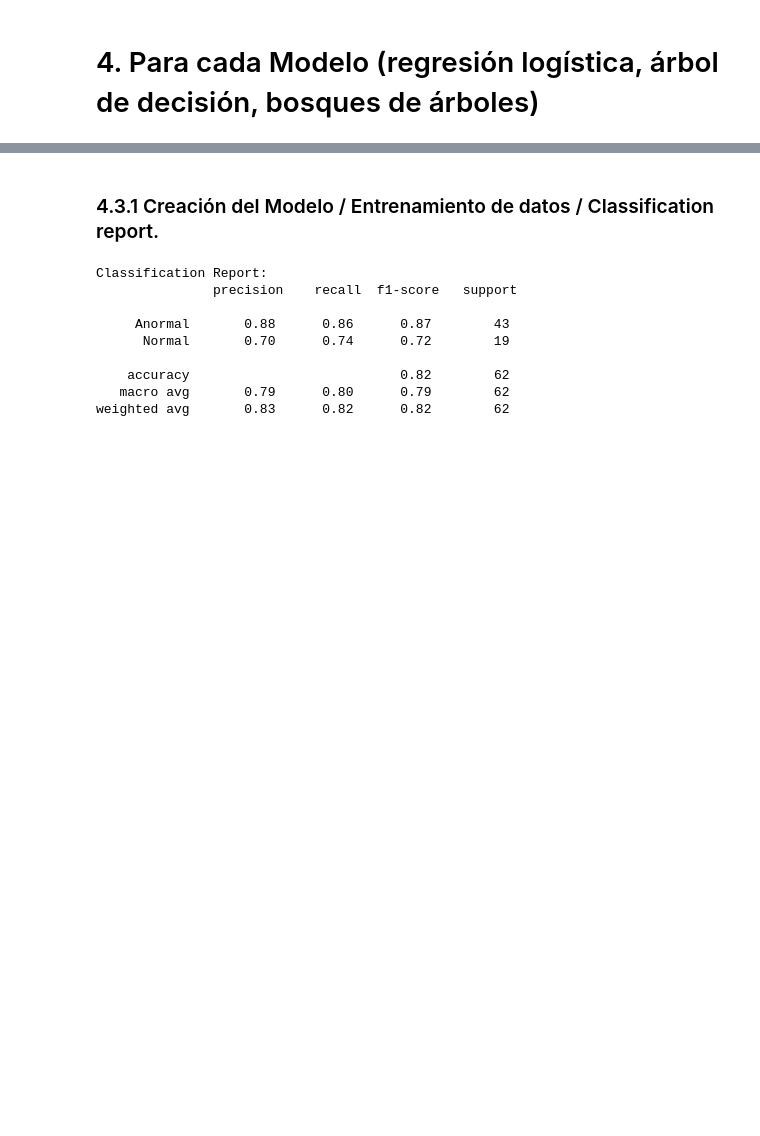
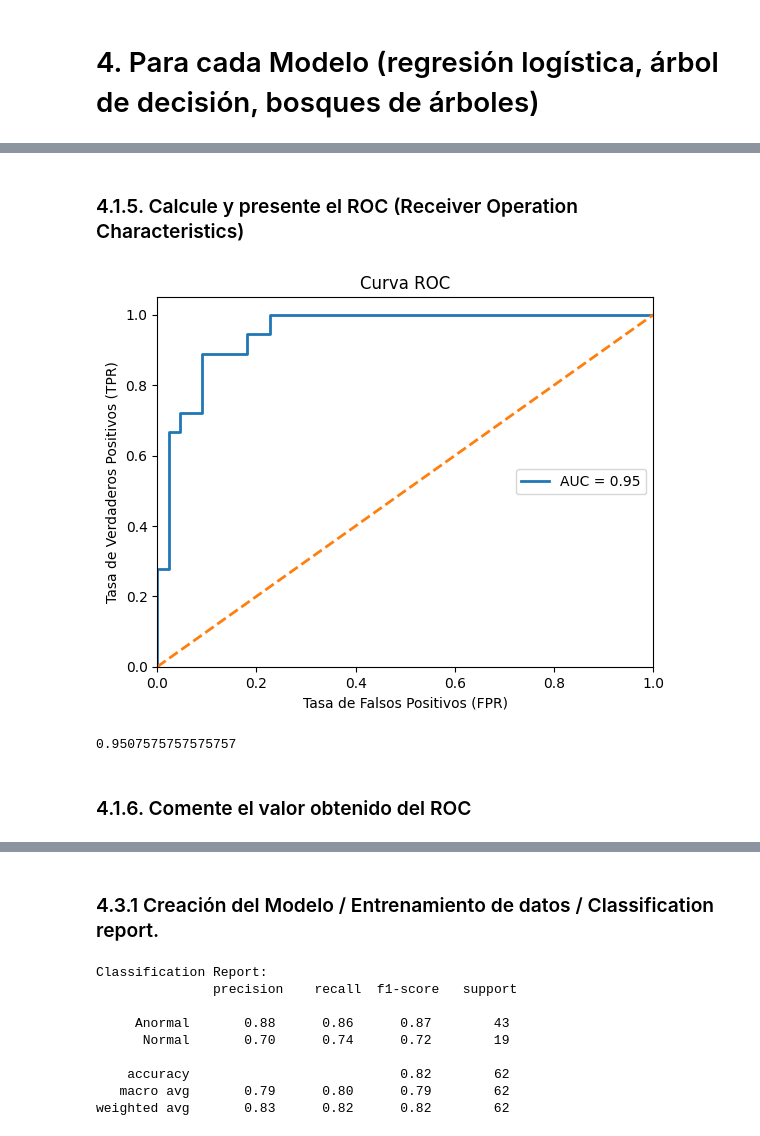
Before and after one commit to notGabo/ET_MachineLearning, a Jupyter notebook: et_ml.ipynb, the cells around one changed output, grey strips where cells are left out. Drawn from its saved outputs; the diff is of its cells as text; code cells hidden in the pictures; blank space fills up the shorter version.

```diff
--- a/et_ml.ipynb
+++ b/et_ml.ipynb
@@ -184,0 +250,34 @@ df_feat.head()
+# %% [markdown]
+### 4.1.5. Calcule y presente el ROC (Receiver Operation Characteristics)
+# %%
+from sklearn.metrics import roc_curve, auc
+import numpy as np
+
+y_binario = np.where(Y == 'Normal', 1, 0)
+rocX_train, rocX_test, rocY_train, rocY_test = train_test_split(X, y_binario, test_size=0.20, random_state=42)
+regresionLogistica.fit(rocX_train, rocY_train)
+
+rocY_probabilidad = regresionLogistica.predict_proba(rocX_test)[: , 1]
+
+fpr, tpr, thresholds = roc_curve(rocY_test, rocY_probabilidad)
+
+area_bajo_curva = auc(fpr, tpr)
+
+plt.plot(fpr, tpr, lw=2, label=f'AUC = {area_bajo_curva:.2f}')
+plt.plot([0, 1], [0, 1], lw=2, linestyle='--')
+plt.xlim([0.0, 1.0])
+plt.ylim([0.0, 1.05])
+plt.xlabel('Tasa de Falsos Positivos (FPR)')
+plt.ylabel('Tasa de Verdaderos Positivos (TPR)')
+plt.title('Curva ROC')
+plt.legend(loc="center right")
+plt.show()
+# %% [output]
+[figure, added]
+# %%
+from sklearn.metrics import roc_auc_score
+roc_auc_score(rocY_test, rocY_probabilidad)
+# %% [output]
+0.9507575757575757
+# %% [markdown]
+### 4.1.6. Comente el valor obtenido del ROC
```
Also changed, not shown: parts of 20 cells of this notebook.
